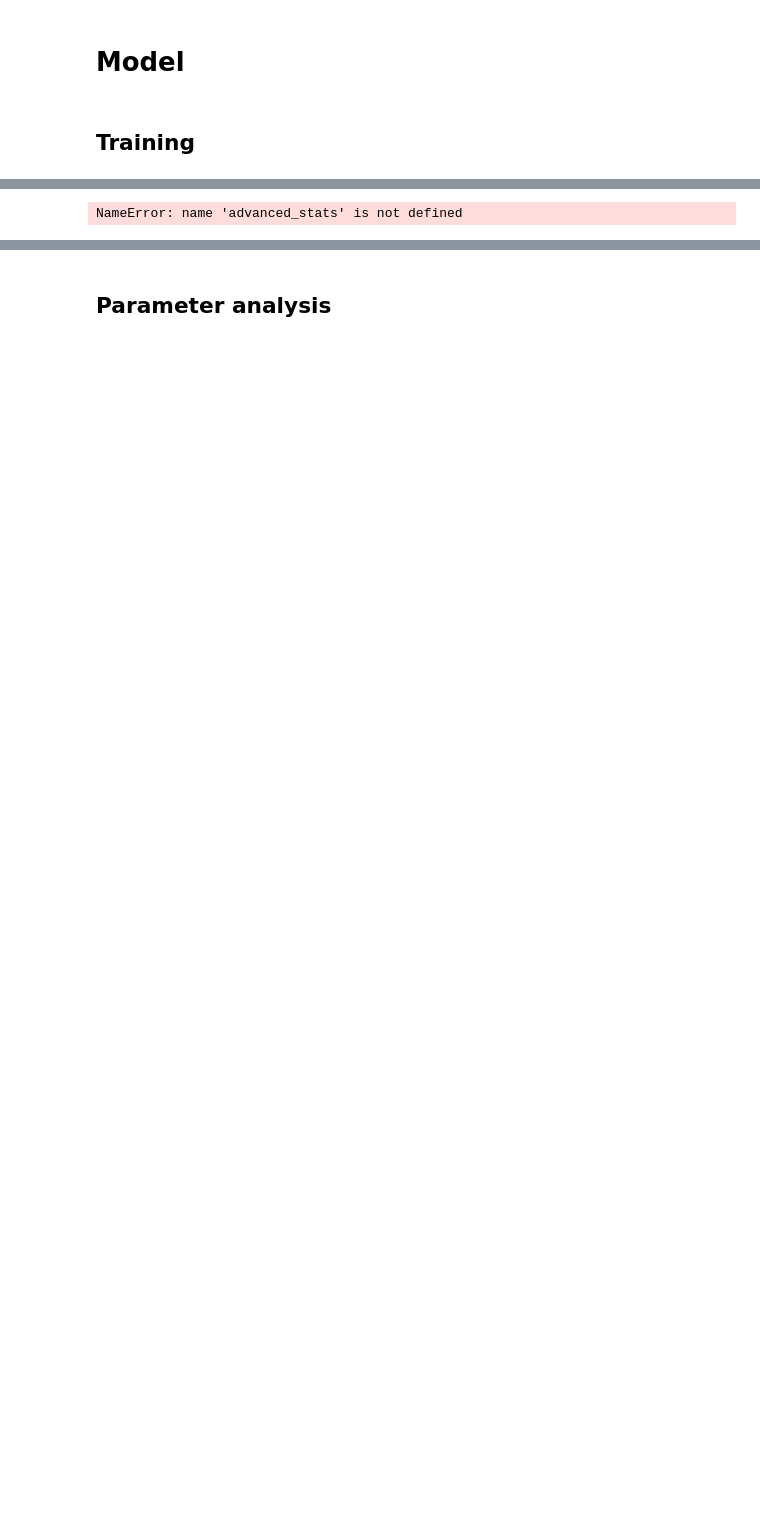
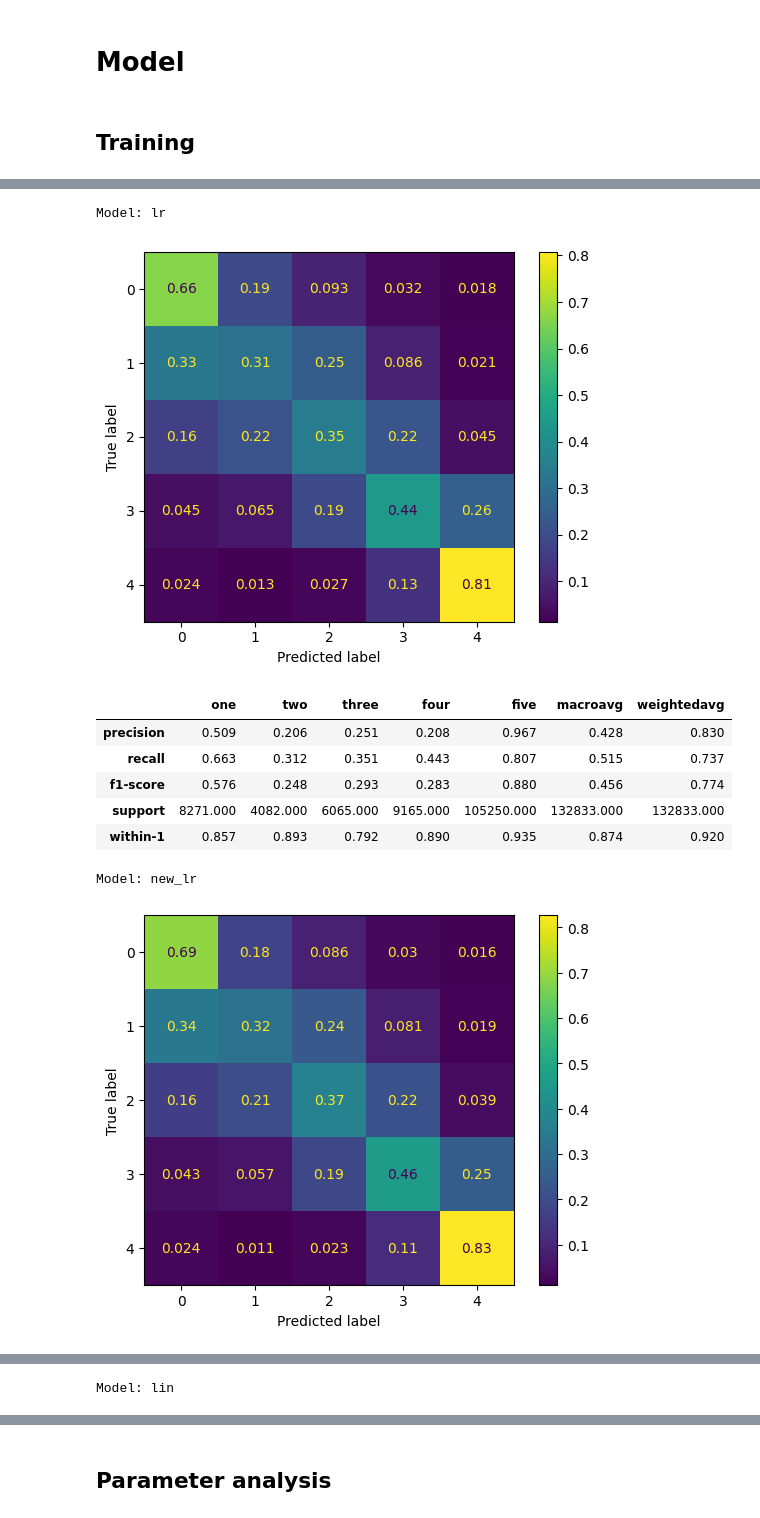
Before and after one commit to jacquesamsel/stats-318-project, a Jupyter notebook: analysis.ipynb, the cells around one changed output, grey strips where cells are left out. Drawn from its saved outputs; the diff is of its cells as text; code cells hidden in the pictures; blank space fills up the shorter version.

```diff
--- a/analysis.ipynb
+++ b/analysis.ipynb
@@ -271,0 +322,8 @@ train_pred_y = pipeline.predict(train_x)
+# %%
+def get_significant_word_mask(pipelines, alpha=0.05):
+    ci = get_confidence_intervals(pipelines, alpha=alpha)
+    coeff_means = ci["coeff_means"]
+    coeff_ci_max = ci["coeff_ci_max"]
+    coeff_ci_min = ci["coeff_ci_min"]
+
+    return ~np.logical_and(coeff_ci_min < 0, coeff_ci_max > 0)
@@ -271,0 +372,3 @@ train_pred_y = pipeline.predict(train_x)
+# %%
+lin_new_vocab = lin_significant_words[lin_significant_words["is_significant"]]["word"].unique()
+lr_new_vocab = lr_significant_words[lr_significant_words["is_significant"]]["word"].unique()
@@ -272,3 +380,6 @@ train_pred_y = pipeline.predict(train_x)
+# %%
+new_lin_pipeline = fit_lin_model(train_x_resampled, train_y_resampled, lin_new_vocab)
+new_lr_pipeline = fit_lr_model(train_x, train_y, lr_new_vocab)
 # %%
 def advanced_stats(y_true, y_pred):
     cm = confusion_matrix(y_true, y_pred, normalize="true")
@@ -301,7 +399,34 @@ s
-# %%
-s = advanced_stats(test_y, test_pred_y)
-plt.savefig("figures/confusion_matrix_test.png")
-s.to_csv("figures/evaluation_test.csv", index_label="Quantity")
-s
-# %% [output]
-NameError: name 'advanced_stats' is not defined
+# %%
+from IPython.display import display
+for name, model in {
+    "lr": lr_pipelines[0],
+    "new_lr": new_lr_pipeline,
+}.items():
+    print(f"Model: {name}")
+    stats = advanced_stats(test_y, model.predict(test_x))
+    stats.round(3).to_csv(f"figures/evaluation_{name}.csv", index_label="Quantity")
+    plt.savefig(f"figures/confusion_matrix_{name}.png")
+    plt.show()
+    display(stats)
+
+for name, model in {
+    "lin": lin_pipelines[0],
+    "new_lin": new_lin_pipeline
+}.items():
+    print(f"Model: {name}")
+    stats = advanced_stats(test_y, model.predict(test_x).round().clip(1, 5))
+    stats.round(3).to_csv(f"figures/evaluation_{name}.csv", index_label="Quantity")
+    plt.savefig(f"figures/confusion_matrix_{name}.png")
+    plt.show()
+    display(stats)
+# %% [output]
+Model: lr
+[figure, added]
+|  | one | two | three | four | five | macroavg | weightedavg |
+| precision | 0.509 | 0.206 | 0.251 | 0.208 | 0.967 | 0.428 | 0.830 |
+| recall | 0.663 | 0.312 | 0.351 | 0.443 | 0.807 | 0.515 | 0.737 |
+| f1-score | 0.576 | 0.248 | 0.293 | 0.283 | 0.880 | 0.456 | 0.774 |
+| support | 8271.000 | 4082.000 | 6065.000 | 9165.000 | 105250.000 | 132833.000 | 132833.000 |
+| within-1 | 0.857 | 0.893 | 0.792 | 0.890 | 0.935 | 0.874 | 0.920 |
+Model: new_lr
+[figure, added]
@@ -307,0 +439 @@ NameError: name 'advanced_stats' is not defined
+Model: lin
```
Also changed, not shown: parts of 21 cells of this notebook.
